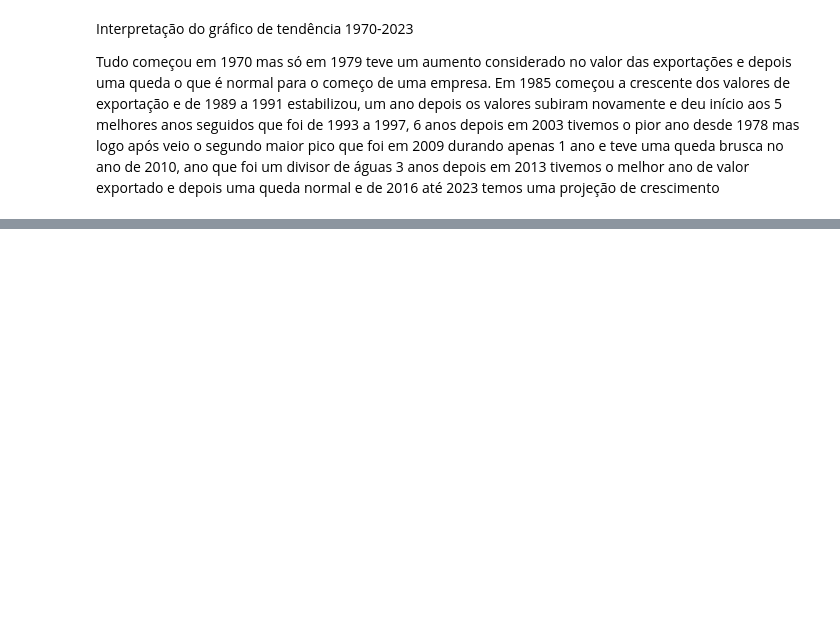
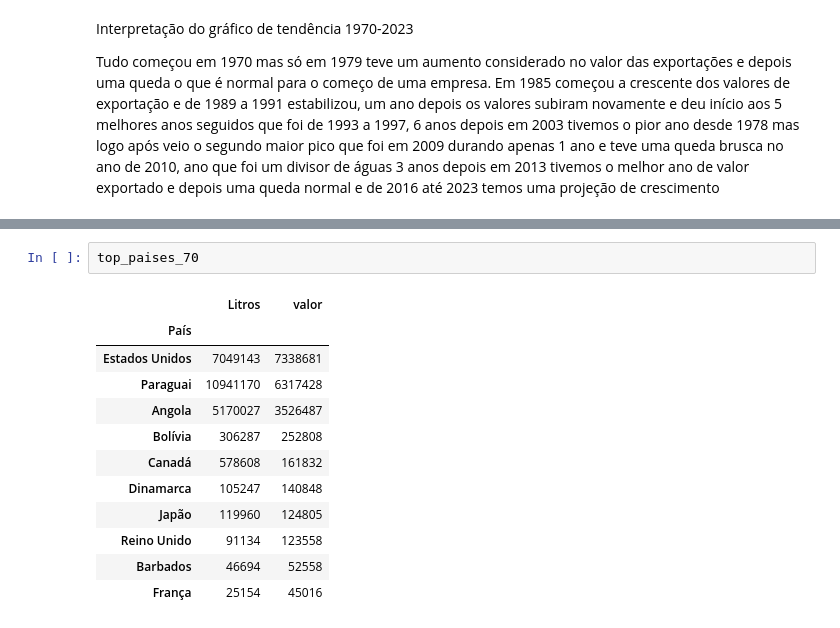
Before and after one commit to GuilhermeRoxo94/Analise-exploratoria-da-exportacao-de-uma-vinicola, a Jupyter notebook: Exportação.ipynb, the cells around one changed output, grey strips where cells are left out. Drawn from its saved outputs; the diff is of its cells as text; blank space fills up the shorter version.

```diff
--- a/Exportação.ipynb
+++ b/Exportação.ipynb
@@ -322,0 +387,15 @@ Tudo começou em 1970 mas só em 1979 teve um aumento considerado no valor das e
+# %%
+top_paises_70
+# %% [output]
+|  | Litros | valor |
+| País |  |  |
+| Estados Unidos | 7049143 | 7338681 |
+| Paraguai | 10941170 | 6317428 |
+| Angola | 5170027 | 3526487 |
+| Bolívia | 306287 | 252808 |
+| Canadá | 578608 | 161832 |
+| Dinamarca | 105247 | 140848 |
+| Japão | 119960 | 124805 |
+| Reino Unido | 91134 | 123558 |
+| Barbados | 46694 | 52558 |
+| França | 25154 | 45016 |
```
Also changed, not shown: parts of 9 cells of this notebook.
